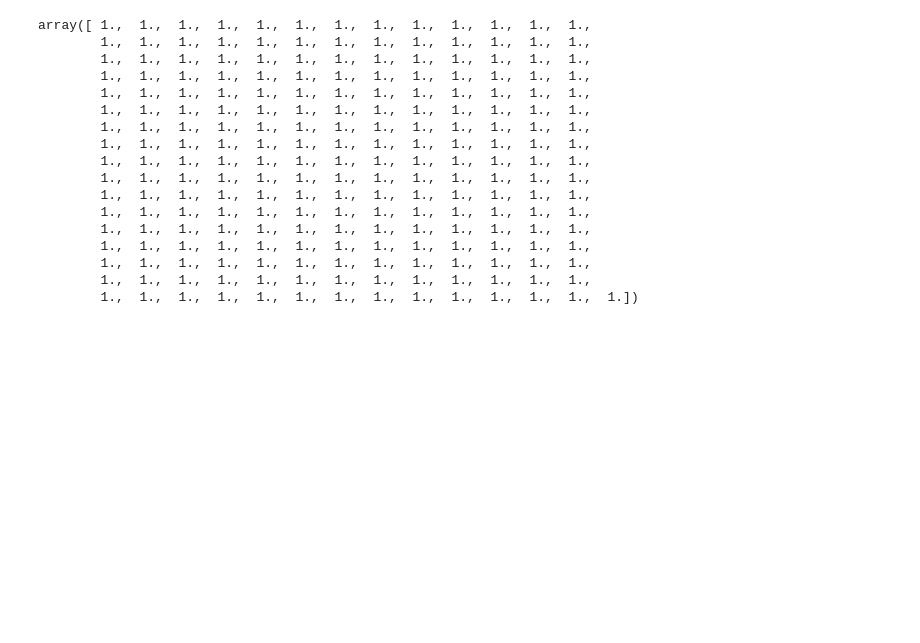
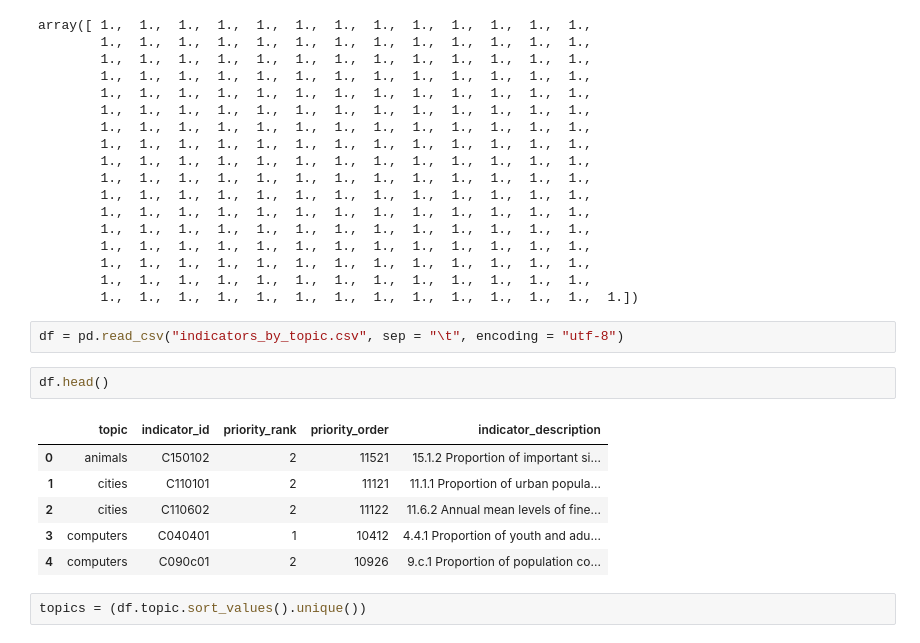
Before and after one commit to dichotomism/UN-SDG-Hackathon-2017, a Jupyter notebook: Dash Development.ipynb, the cells around one changed output. Cells and saved outputs as stored; diff of their text form; blank space fills up the shorter version.

```diff
--- a/Dash Development.ipynb
+++ b/Dash Development.ipynb
@@ -92,3 +92,16 @@ array([ 1.,  1.,  1.,  1.,  1.,  1.,  1.,  1.,  1.,  1.,  1.,  1.,  1.,
         1.,  1.,  1.,  1.,  1.,  1.,  1.,  1.,  1.,  1.,  1.,  1.,  1.,
         1.,  1.,  1.,  1.,  1.,  1.,  1.,  1.,  1.,  1.,  1.,  1.,  1.,
         1.,  1.,  1.,  1.,  1.,  1.,  1.,  1.,  1.,  1.,  1.,  1.,  1.,  1.])
+# %%
+df = pd.read_csv("indicators_by_topic.csv", sep = "\t", encoding = "utf-8")
+# %%
+df.head()
+# %% [output]
+|  | topic | indicator_id | priority_rank | priority_order | indicator_description |
+| 0 | animals | C150102 | 2 | 11521 | 15.1.2 Proportion of important si... |
+| 1 | cities | C110101 | 2 | 11121 | 11.1.1 Proportion of urban popula... |
+| 2 | cities | C110602 | 2 | 11122 | 11.6.2 Annual mean levels of fine... |
+| 3 | computers | C040401 | 1 | 10412 | 4.4.1 Proportion of youth and adu... |
+| 4 | computers | C090c01 | 2 | 10926 | 9.c.1 Proportion of population co... |
+# %%
+topics = (df.topic.sort_values().unique())
```
Also changed, not shown: parts of 8 cells of this notebook, 16 other files.
